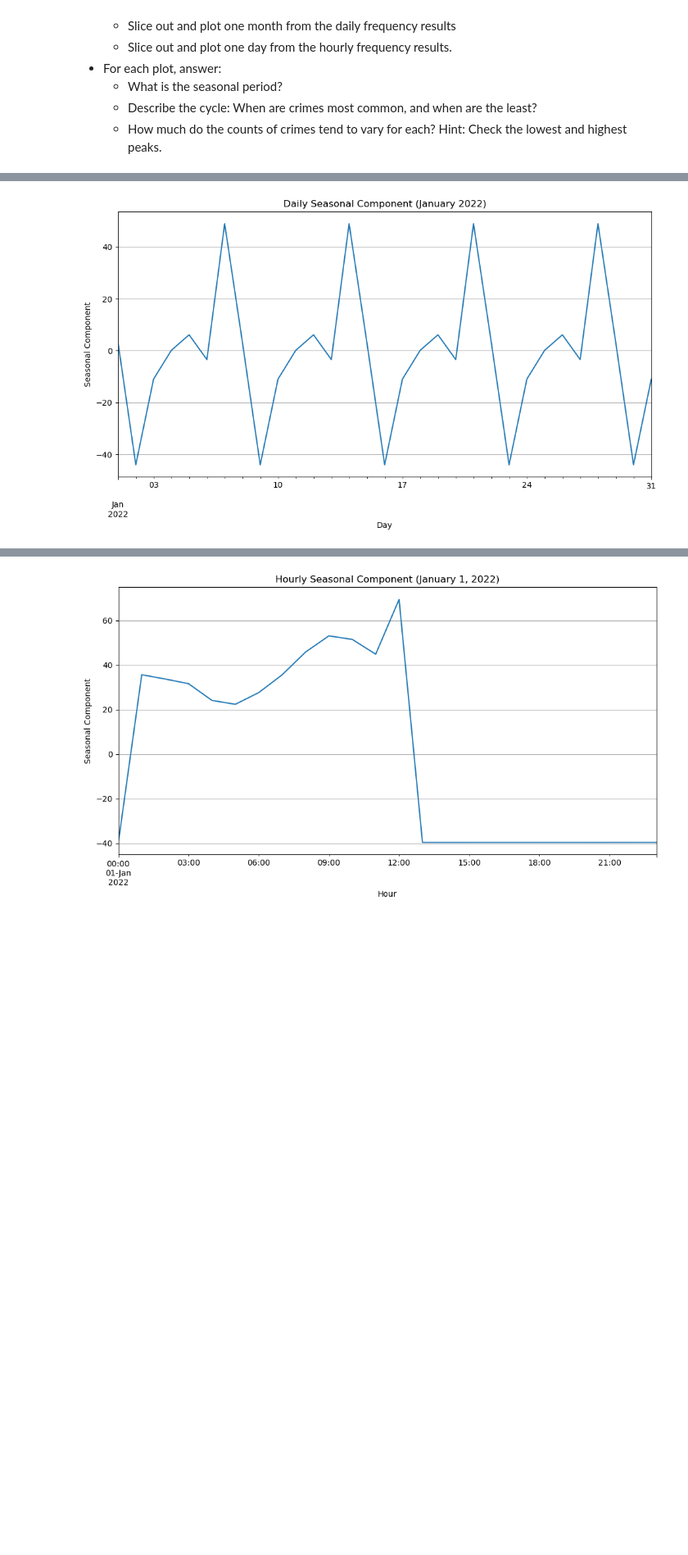
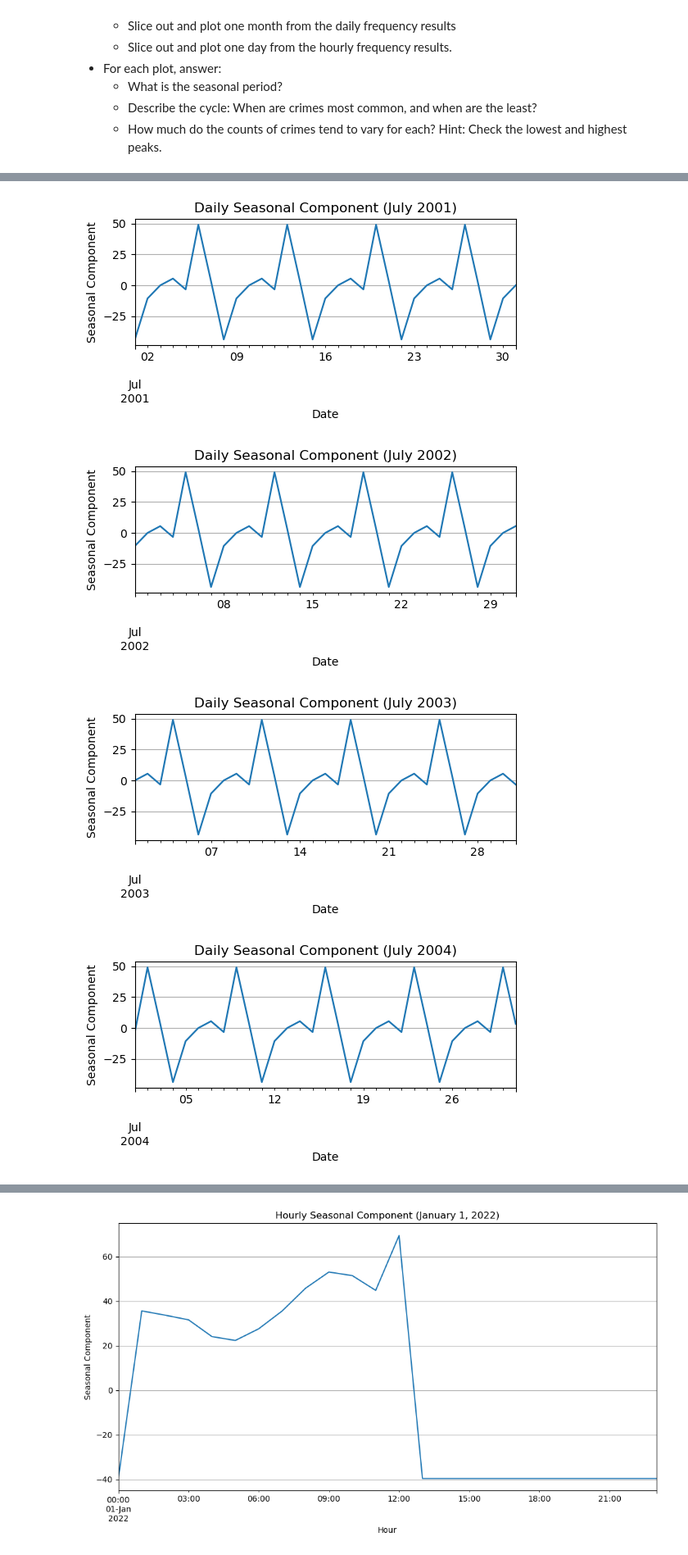
Before and after one commit to A-Kutscher/Chicago-Crime-Data, a Jupyter notebook: Chicago Crime Data -- AK.ipynb, the cells around one changed output, grey strips where cells are left out. Shown at 82% size. Drawn from its saved outputs; the diff is of its cells as text; code cells hidden in the pictures; blank space fills up the shorter version.

```diff
--- a/Chicago Crime Data -- AK.ipynb
+++ b/Chicago Crime Data -- AK.ipynb
@@ -517,0 +682,9 @@ plt.show()
+# %%
+# Use seasonal_decompose to find seasonal components
+monthly_decomposition = seasonal_decompose(monthly_crime_data, model='additive', extrapolate_trend=1)
+daily_decomposition = seasonal_decompose(daily_crime_data, model='additive', extrapolate_trend=1)
+hourly_decomposition = seasonal_decompose(hourly_crime_data, model='additive', extrapolate_trend=1)
+# %%
+# Get a list of unique years in the data
+years = sorted(chicago_final.index.year.unique())
+years
@@ -517,0 +709,13 @@ plt.show()
+# %%
+# Loop through each year and plot the seasonal components
+for year in years:
+    # Slice out and plot one year from the monthly frequency results
+    year_data = monthly_decomposition.seasonal.loc[f'{year}-01-01':f'{year}-12-31']
+    if not year_data.empty:
+        plt.figure(figsize=(6, 2))
+        year_data.plot()
+        plt.title(f'Monthly Seasonal Component ({year})')
+        plt.xlabel('Month')
+        plt.ylabel('Seasonal Component')
+        plt.grid(True)
+        plt.show()
@@ -525,11 +764,19 @@ plt.show()
 # %%
-# Plot one month from the daily frequency results
-plt.figure(figsize=(12, 6))
-daily_decomposition.seasonal['2022-01-01':'2022-01-31'].plot()
-plt.title('Daily Seasonal Component (January 2022)')
-plt.xlabel('Day')
-plt.ylabel('Seasonal Component')
-plt.grid(True)
-plt.show()
+# Loop through each year and plot the seasonal components
+for year in years:
+    # Slice out and plot one month from the daily frequency results
+    # In this case, lets look at July since that month had the highest crime rate
+    month_data = daily_decomposition.seasonal.loc[f'{year}-07-01':f'{year}-07-31']
+    if not month_data.empty:
+        plt.figure(figsize=(6, 2))
+        month_data.plot()
+        plt.title(f'Daily Seasonal Component (July {year})')
+        plt.xlabel('Date')
+        plt.ylabel('Seasonal Component')
+        plt.grid(True)
+        plt.show();
 # %% [output]
-[figure, old version]
+[figure, new version]
+[figure, added]
+[figure, added]
+[figure, added]
```
Also changed, not shown: parts of 38 cells of this notebook.
